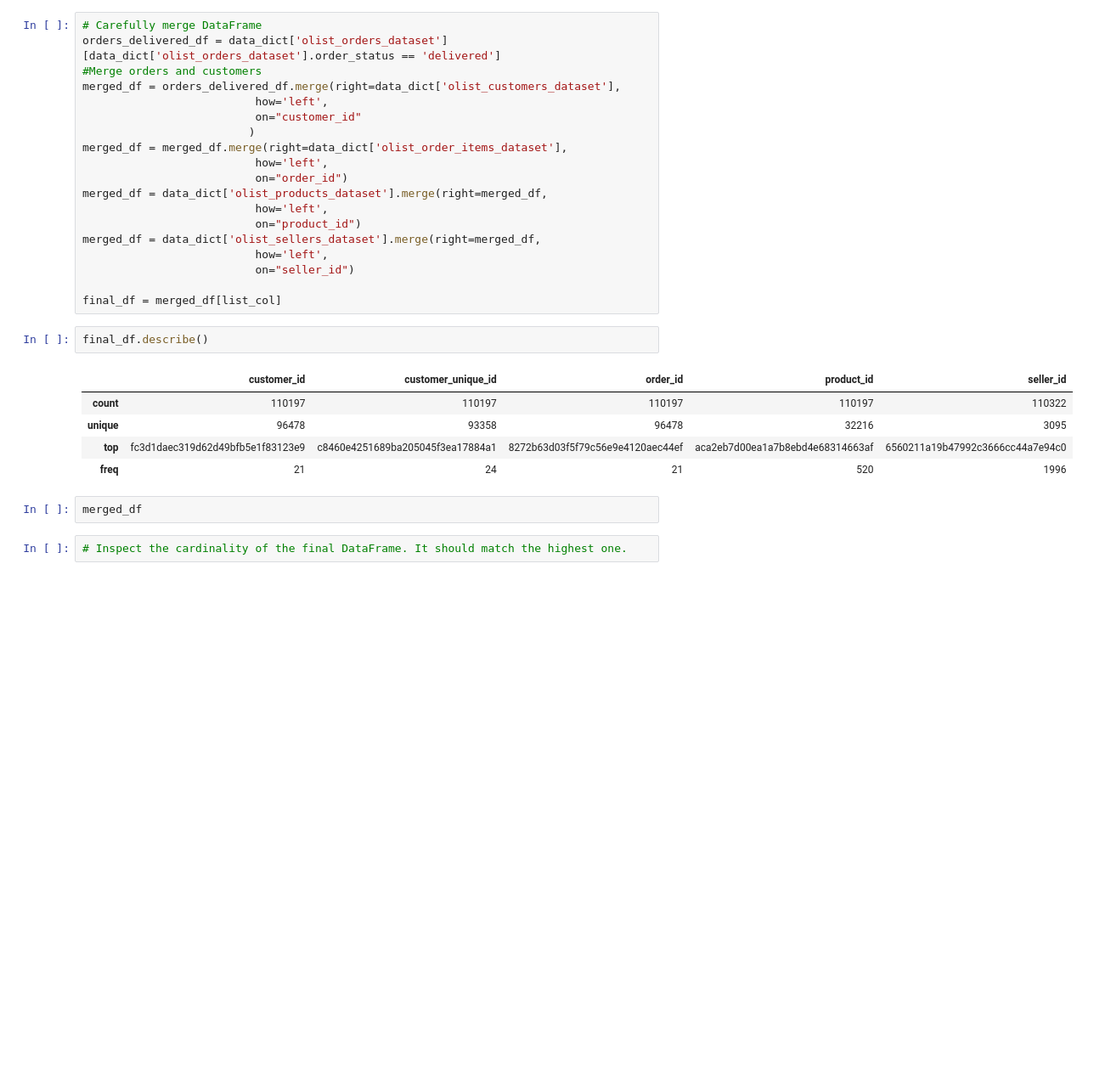
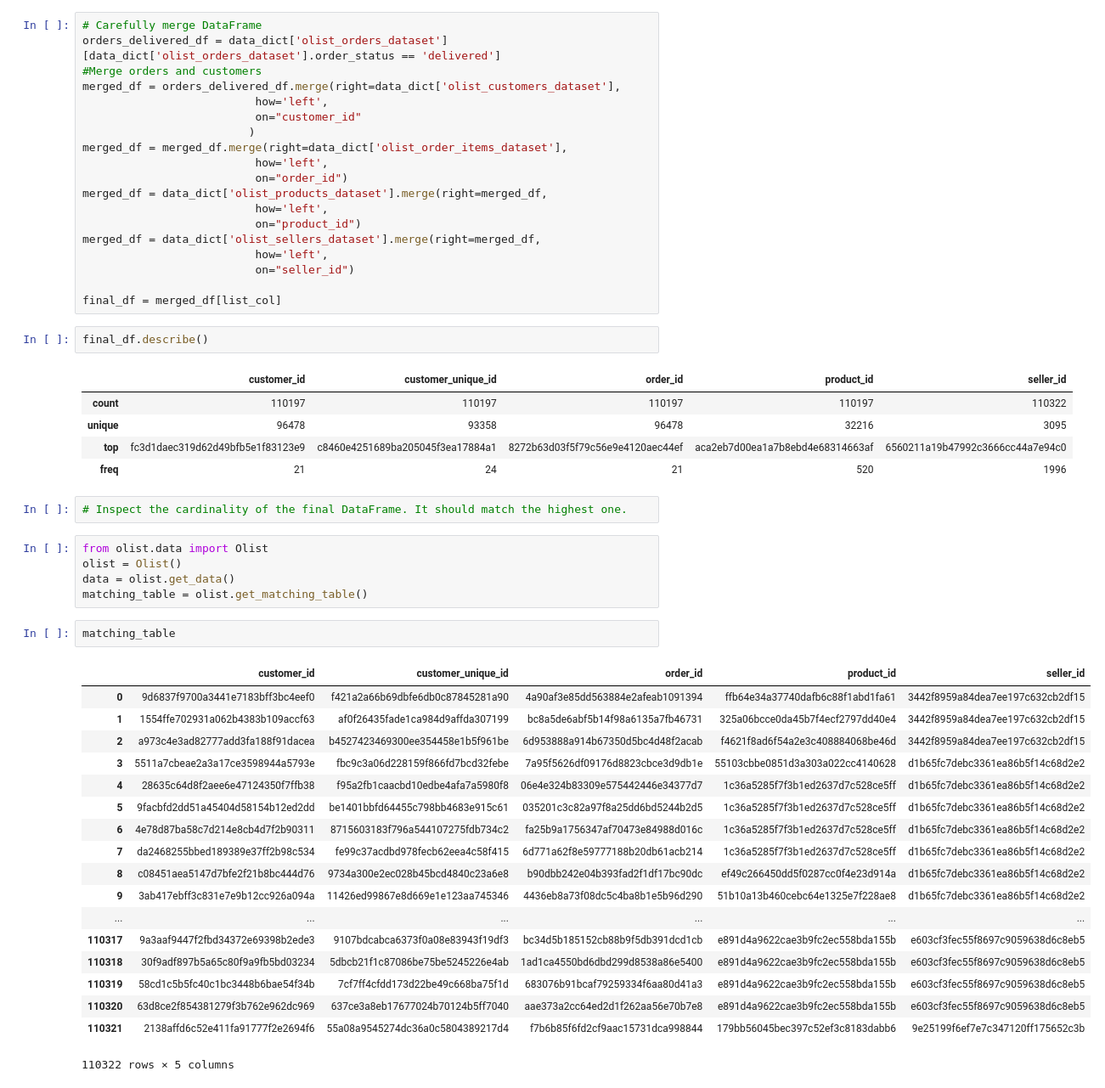
Before and after one commit to GabriellePrat/olist, a Jupyter notebook: notebooks/01_02_data_cleaning.ipynb, the cells around one changed output. Shown: that part at 85% size. Drawn from its saved outputs; the diff is of its cells as text; blank space fills up the shorter version.

```diff
--- a/notebooks/01_02_data_cleaning.ipynb
+++ b/notebooks/01_02_data_cleaning.ipynb
@@ -169,7 +172,31 @@ final_df.describe()
 | unique | 96478 | 93358 | 96478 | 32216 | 3095 |
 | top | fc3d1daec319d62d49bfb5e1f83123e9 | c8460e4251689ba205045f3ea17884a1 | 8272b63d03f5f79c56e9e4120aec44ef | aca2eb7d00ea1a7b8ebd4e68314663af | 6560211a19b47992c3666cc44a7e94c0 |
 | freq | 21 | 24 | 21 | 520 | 1996 |
-# %%
-merged_df
 # %%
 # Inspect the cardinality of the final DataFrame. It should match the highest one.
+# %%
+from olist.data import Olist
+olist = Olist()
+data = olist.get_data()
+matching_table = olist.get_matching_table()
+# %%
+matching_table
+# %% [output]
+|  | customer_id | customer_unique_id | order_id | product_id | seller_id |
+| 0 | 9d6837f9700a3441e7183bff3bc4eef0 | f421a2a66b69dbfe6db0c87845281a90 | 4a90af3e85dd563884e2afeab1091394 | ffb64e34a37740dafb6c88f1abd1fa61 | 3442f8959a84dea7ee197c632cb2df15 |
+| 1 | 1554ffe702931a062b4383b109accf63 | af0f26435fade1ca984d9affda307199 | bc8a5de6abf5b14f98a6135a7fb46731 | 325a06bcce0da45b7f4ecf2797dd40e4 | 3442f8959a84dea7ee197c632cb2df15 |
+| 2 | a973c4e3ad82777add3fa188f91dacea | b4527423469300ee354458e1b5f961be | 6d953888a914b67350d5bc4d48f2acab | f4621f8ad6f54a2e3c408884068be46d | 3442f8959a84dea7ee197c632cb2df15 |
+| 3 | 5511a7cbeae2a3a17ce3598944a5793e | fbc9c3a06d228159f866fd7bcd32febe | 7a95f5626df09176d8823cbce3d9db1e | 55103cbbe0851d3a303a022cc4140628 | d1b65fc7debc3361ea86b5f14c68d2e2 |
+| 4 | 28635c64d8f2aee6e47124350f7ffb38 | f95a2fb1caacbd10edbe4afa7a5980f8 | 06e4e324b83309e575442446e34377d7 | 1c36a5285f7f3b1ed2637d7c528ce5ff | d1b65fc7debc3361ea86b5f14c68d2e2 |
+| 5 | 9facbfd2dd51a45404d58154b12ed2dd | be1401bbfd64455c798bb4683e915c61 | 035201c3c82a97f8a25dd6bd5244b2d5 | 1c36a5285f7f3b1ed2637d7c528ce5ff | d1b65fc7debc3361ea86b5f14c68d2e2 |
+| 6 | 4e78d87ba58c7d214e8cb4d7f2b90311 | 8715603183f796a544107275fdb734c2 | fa25b9a1756347af70473e84988d016c | 1c36a5285f7f3b1ed2637d7c528ce5ff | d1b65fc7debc3361ea86b5f14c68d2e2 |
+| 7 | da2468255bbed189389e37ff2b98c534 | fe99c37acdbd978fecb62eea4c58f415 | 6d771a62f8e59777188b20db61acb214 | 1c36a5285f7f3b1ed2637d7c528ce5ff | d1b65fc7debc3361ea86b5f14c68d2e2 |
+| 8 | c08451aea5147d7bfe2f21b8bc444d76 | 9734a300e2ec028b45bcd4840c23a6e8 | b90dbb242e04b393fad2f1df17bc90dc | ef49c266450dd5f0287cc0f4e23d914a | d1b65fc7debc3361ea86b5f14c68d2e2 |
+| 9 | 3ab417ebff3c831e7e9b12cc926a094a | 11426ed99867e8d669e1e123aa745346 | 4436eb8a73f08dc5c4ba8b1e5b96d290 | 51b10a13b460cebc64e1325e7f228ae8 | d1b65fc7debc3361ea86b5f14c68d2e2 |
+| ... | ... | ... | ... | ... | ... |
+| 110317 | 9a3aaf9447f2fbd34372e69398b2ede3 | 9107bdcabca6373f0a08e83943f19df3 | bc34d5b185152cb88b9f5db391dcd1cb | e891d4a9622cae3b9fc2ec558bda155b | e603cf3fec55f8697c9059638d6c8eb5 |
+| 110318 | 30f9adf897b5a65c80f9a9fb5bd03234 | 5dbcb21f1c87086be75be5245226e4ab | 1ad1ca4550bd6dbd299d8538a86e5400 | e891d4a9622cae3b9fc2ec558bda155b | e603cf3fec55f8697c9059638d6c8eb5 |
+| 110319 | 58cd1c5b5fc40c1bc3448b6bae54f34b | 7cf7ff4cfdd173d22be49c668ba75f1d | 683076b91bcaf79259334f6aa80d41a3 | e891d4a9622cae3b9fc2ec558bda155b | e603cf3fec55f8697c9059638d6c8eb5 |
+| 110320 | 63d8ce2f854381279f3b762e962dc969 | 637ce3a8eb17677024b70124b5ff7040 | aae373a2cc64ed2d1f262aa56e70b7e8 | e891d4a9622cae3b9fc2ec558bda155b | e603cf3fec55f8697c9059638d6c8eb5 |
+| 110321 | 2138affd6c52e411fa91777f2e2694f6 | 55a08a9545274dc36a0c5804389217d4 | f7b6b85f6fd2cf9aac15731dca998844 | 179bb56045bec397c52ef3c8183dabb6 | 9e25199f6ef7e7c347120ff175652c3b |
+110322 rows × 5 columns
```
Also changed, not shown: parts of 1 cell of this notebook.
